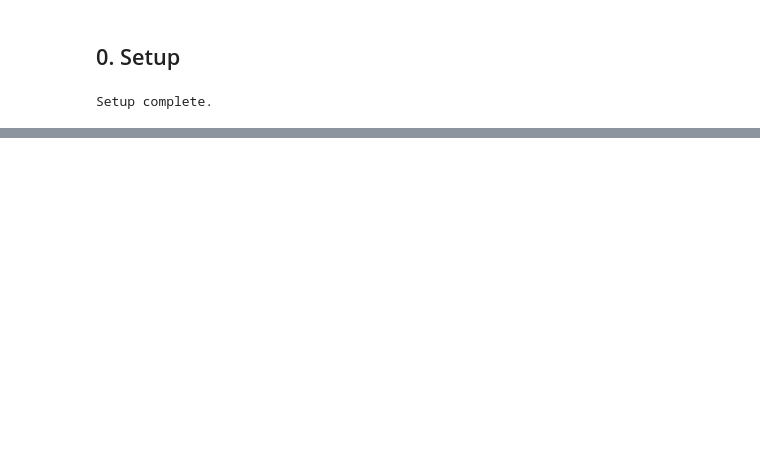
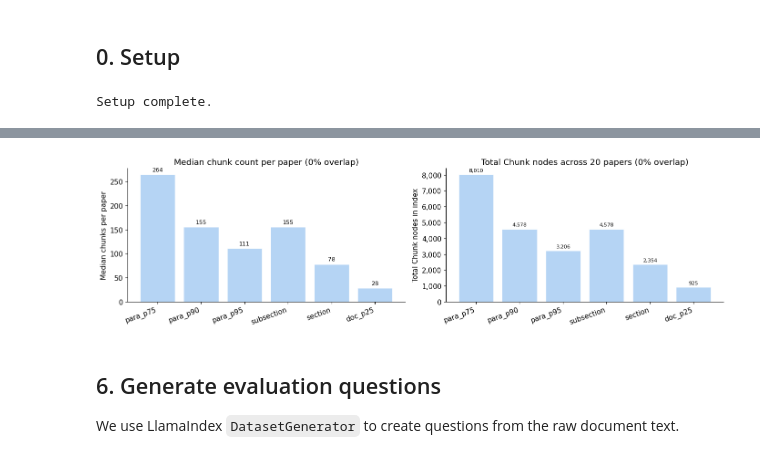
Before and after one commit to theekakarot1/arxiv_trends, a Jupyter notebook: notebooks/chunk_size_analysis.ipynb, the cells around one changed output, grey strips where cells are left out. Drawn from its saved outputs; the diff is of its cells as text; code cells hidden in the pictures; blank space fills up the shorter version.

```diff
--- a/notebooks/chunk_size_analysis.ipynb
+++ b/notebooks/chunk_size_analysis.ipynb
@@ -698,0 +415,18 @@ print('\nAll results exported to CSV files.')
+# %%
+def r64(x: float) -> int:
+    return max(256, round(int(x) / 64) * 64)
+
+CANDIDATES = {
+    'para_p75':   r64(np.percentile(para_arr, 75)),
+    'para_p90':   r64(np.percentile(para_arr, 90)),
+    'para_p95':   r64(np.percentile(para_arr, 95)),
+    'subsection': r64(3 * para_med),
+    'section':    r64(6 * para_med),
+    'doc_p25':    r64(np.percentile(lengths, 25)),
+}
+
+print(f'  {"candidate":>14}  {"size (chars)":>14}')
+print('  ' + '-' * 32)
+for name, size in CANDIDATES.items():
+    note = ''
+    print(f'  {name:>14}  {size:>14,}{note}')
@@ -698,0 +532,28 @@ print('\nAll results exported to CSV files.')
+# %%
+base   = cc_df[cc_df['overlap_pct'] == '0%'].copy()
+colors = ['#F0997B' if c == 'original' else '#B5D4F4' for c in base['candidate']]
+
+fig, axes = plt.subplots(1, 2, figsize=(14, 4))
+
+b1 = axes[0].bar(base['candidate'], base['chunks_median'], color=colors, edgecolor='white', linewidth=0.5)
+axes[0].bar_label(b1, fmt='%d', fontsize=9, padding=3)
+axes[0].set_ylabel('Median chunks per paper')
+axes[0].set_title('Median chunk count per paper (0% overlap)')
+axes[0].set_xticklabels(base['candidate'], rotation=20, ha='right')
+
+b2 = axes[1].bar(base['candidate'], base['total_chunks'], color=colors, edgecolor='white', linewidth=0.5)
+axes[1].bar_label(b2, labels=[f'{v:,}' for v in base['total_chunks']], fontsize=8, padding=3)
+axes[1].set_ylabel('Total Chunk nodes in index')
+axes[1].set_title(f'Total Chunk nodes across {len(corpus)} papers (0% overlap)')
+axes[1].set_xticklabels(base['candidate'], rotation=20, ha='right')
+axes[1].yaxis.set_major_formatter(ticker.FuncFormatter(lambda x, _: f'{int(x):,}'))
+
+plt.tight_layout()
+plt.savefig('3_chunk_counts.png', dpi=150, bbox_inches='tight')
+plt.show()
+# %% [output]
+[figure, added]
+# %% [markdown]
+## 6. Generate evaluation questions
+
+We use LlamaIndex `DatasetGenerator` to create questions from the raw document text.
```
Also changed, not shown: parts of 48 cells of this notebook, 5 other files.
